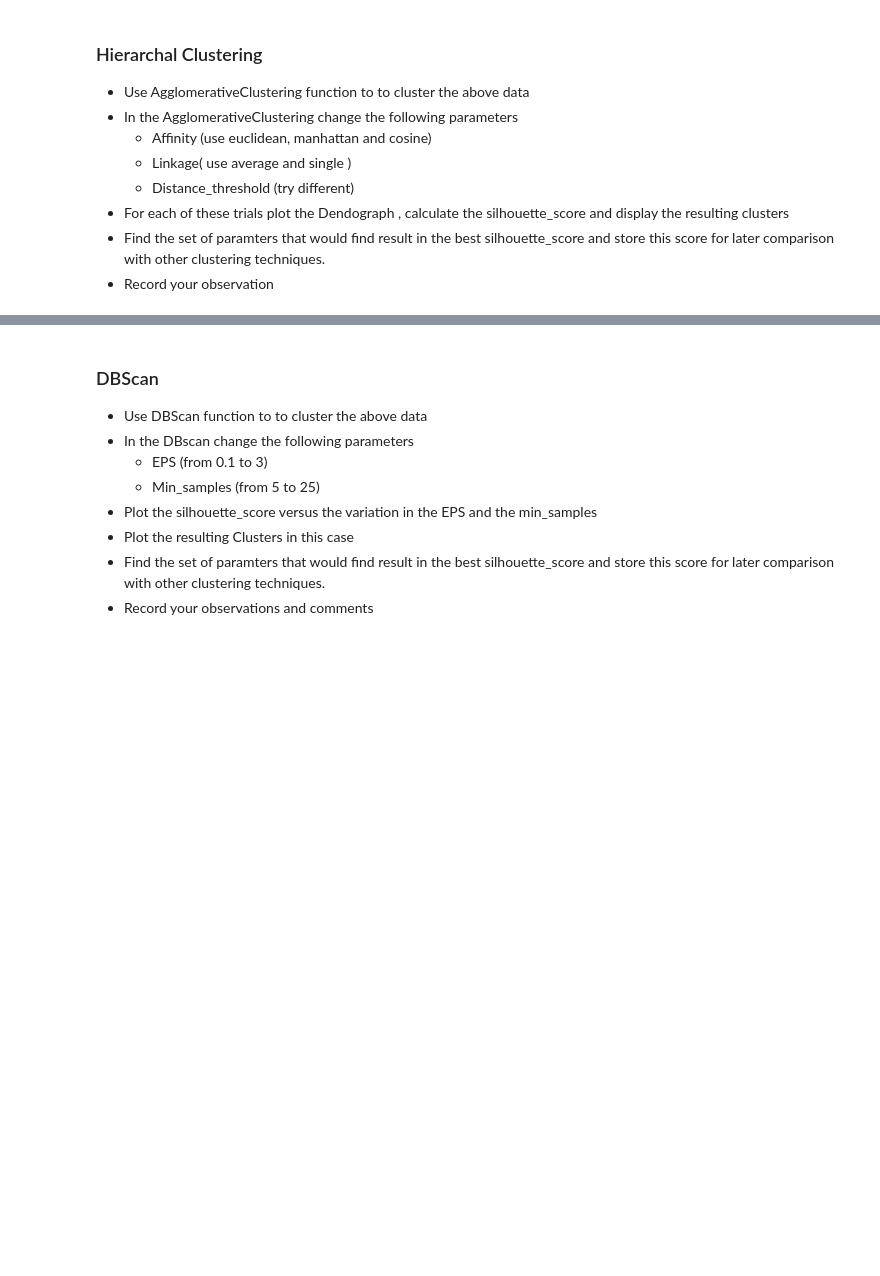
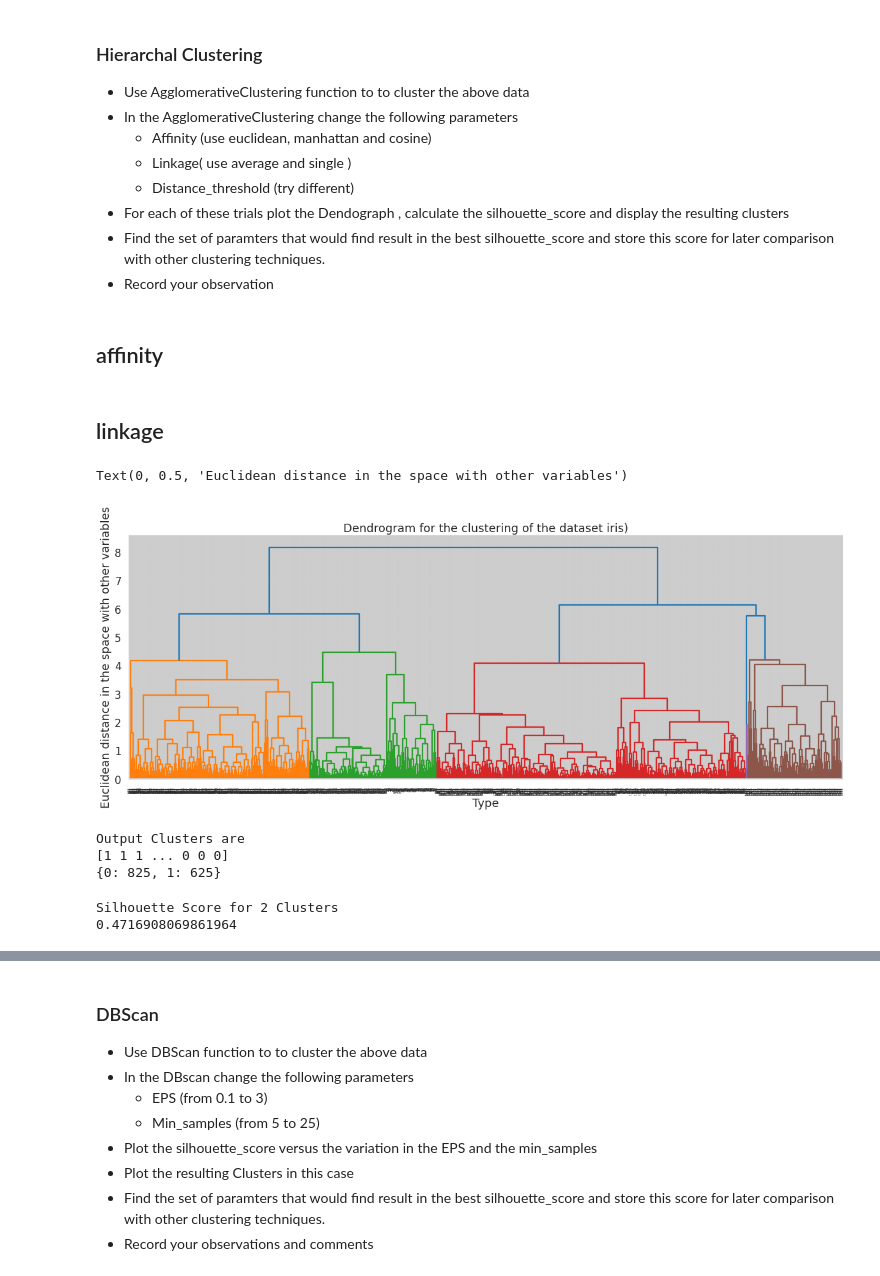
Before and after one commit to safaa400/safaasalah_46-17921_ML_assignments, a Jupyter notebook: Clustering_Project.ipynb, the cells around one changed output, grey strips where cells are left out. Drawn from its saved outputs; the diff is of its cells as text; code cells hidden in the pictures; blank space fills up the shorter version.

```diff
--- a/Clustering_Project.ipynb
+++ b/Clustering_Project.ipynb
@@ -91,0 +166,2 @@ display_cluster(Multi_blob_Data)
+# %% [markdown]
+## affinity
@@ -91,0 +173,35 @@ display_cluster(Multi_blob_Data)
+# %% [markdown]
+## linkage
+# %%
+# Average Linkage - Average Distance between all points
+Z = sch.linkage(X_train, method = 'average')
+plt.figure(figsize=(20,7))
+den = sch.dendrogram(Z)
+plt.title('Dendrogram for the clustering of the dataset )')
+plt.xlabel('Type')
+plt.ylabel('Euclidean distance in the space with other variables')
+# %% [output]
+Text(0, 0.5, 'Euclidean distance in the space with other variables')
+[figure, added]
+# %%
+# Building an Agglomerative Clustering Model
+
+cluster_H = AgglomerativeClustering(n_clusters=2,linkage = 'average')
+model_clt = cluster_H.fit(X_train)
+print('Output Clusters are')
+pred1 = model_clt.labels_
+print(pred1)
+# Frequency count of the Output clusters
+unique, counts = np.unique(pred1, return_counts=True)
+print(dict(zip(unique, counts)))
+# %% [output]
+Output Clusters are
+[1 1 1 ... 0 0 0]
+{0: 825, 1: 625}
+# %%
+# Silhouette Score
+print('Silhouette Score for 2 Clusters')
+print(silhouette_score(X_train,pred1))
+# %% [output]
+Silhouette Score for 2 Clusters
+0.4716908069861964
```
Also changed, not shown: parts of 14 cells of this notebook.
